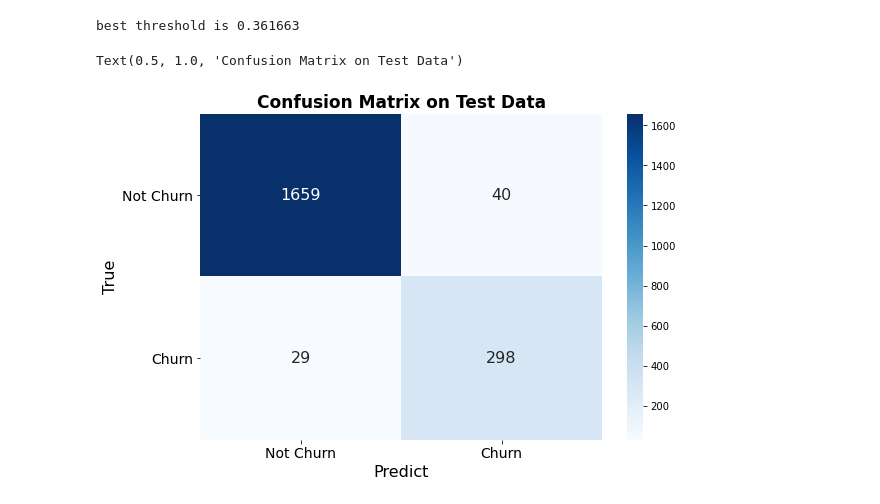
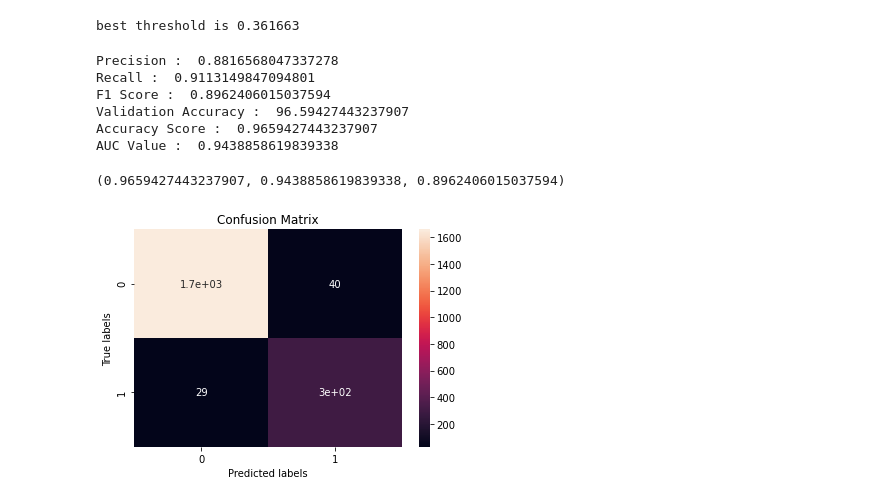
Before and after one commit to suyoun90/ML-ver.02, a Jupyter notebook: 20210131_suyoun/20210131_card customer.ipynb, the cells around one changed output. Cells and saved outputs as stored; diff of their text form; code cells hidden in the pictures.

```diff
--- a/20210131_suyoun/20210131_card customer.ipynb
+++ b/20210131_suyoun/20210131_card customer.ipynb
@@ -724,18 +754,17 @@ ax.legend(loc='center left')
 print('best threshold is %f' % (thresholds[idx]))
 # %% [output]
 best threshold is 0.361663
-# %%
-best_threshold = thresholds[idx]
-final_pred_y_3 = [1 if p>=best_threshold else 0 for p in class_1_proba]
-
-fig,ax = plt.subplots(figsize=(9,6))
-sns.heatmap(confusion_matrix(test_y,final_pred_y_3),ax=ax,
-            annot=True, fmt='d',annot_kws={'size':16},cmap='Blues')
-ax.set_xticklabels(['Not Churn','Churn'],fontsize=14)
-ax.set_yticklabels(['Not Churn','Churn'],fontsize=14,rotation=0)
-ax.set_xlabel('Predict',fontsize=16)
-ax.set_ylabel('True',fontsize=16)
-ax.set_title('Confusion Matrix on Test Data', fontsize=17, fontweight='bold')
-# %% [output]
-Text(0.5, 1.0, 'Confusion Matrix on Test Data')
-[figure, removed]
+# %%
+best_threshold = thresholds[idx]
+final_pred_y_3 = [1 if p>=best_threshold else 0 for p in class_1_proba]
+
+evaluate_model_performnce(test_y,final_pred_y_3)
+# %% [output]
+Precision :  0.8816568047337278
+Recall :  0.9113149847094801
+F1 Score :  0.8962406015037594
+Validation Accuracy :  96.59427443237907
+Accuracy Score :  0.9659427443237907
+AUC Value :  0.9438858619839338
+(0.9659427443237907, 0.9438858619839338, 0.8962406015037594)
+[figure, added]
```
Also changed, not shown: parts of 15 cells of this notebook.
